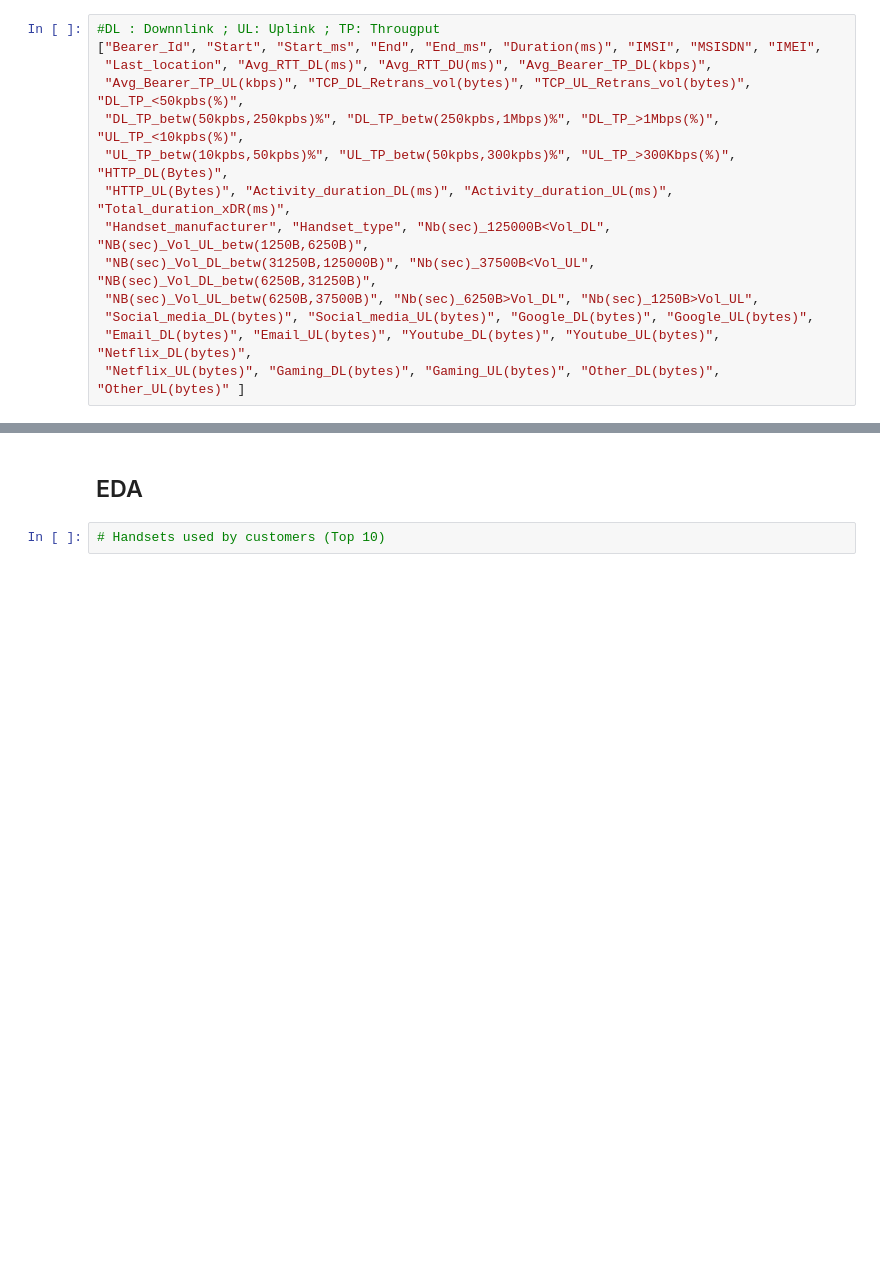
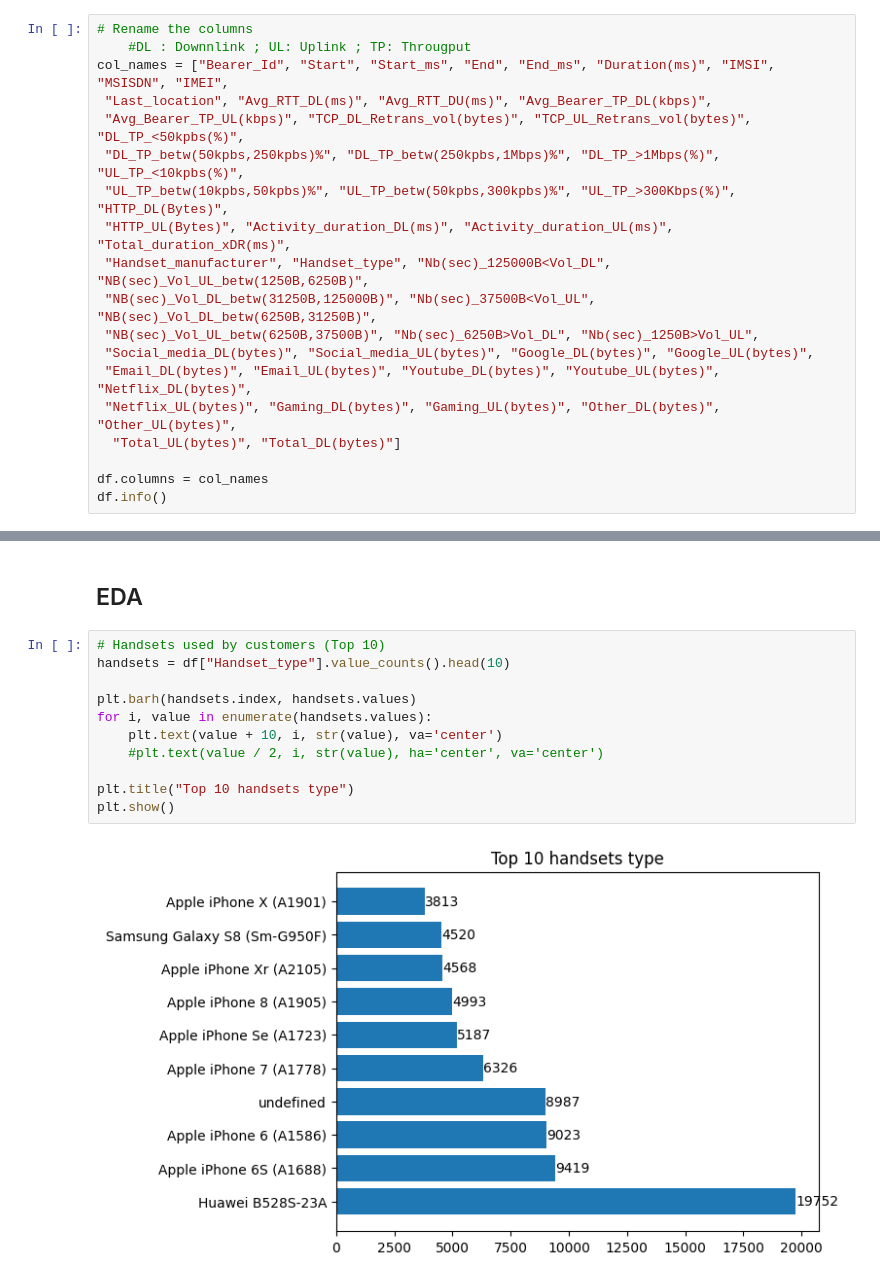
Before and after one commit to Cabrel17/TellCo-Valuation-Analysis, a Jupyter notebook: notebook/user_overview_analysis.ipynb, the cells around one changed output, grey strips where cells are left out. Cells and saved outputs as stored; diff of their text form; blank space fills up the shorter version.

```diff
--- a/notebook/user_overview_analysis.ipynb
+++ b/notebook/user_overview_analysis.ipynb
@@ -57,8 +57,9 @@ Index(['Bearer Id', 'Start', 'Start ms', 'End', 'End ms', 'Dur. (ms)', 'IMSI',
        'Total UL (Bytes)', 'Total DL (Bytes)'],
       dtype='object')
 # %%
-#DL : Downnlink ; UL: Uplink ; TP: Througput
-["Bearer_Id", "Start", "Start_ms", "End", "End_ms", "Duration(ms)", "IMSI", "MSISDN", "IMEI",
+# Rename the columns
+    #DL : Downnlink ; UL: Uplink ; TP: Througput
+col_names = ["Bearer_Id", "Start", "Start_ms", "End", "End_ms", "Duration(ms)", "IMSI", "MSISDN", "IMEI",
  "Last_location", "Avg_RTT_DL(ms)", "Avg_RTT_DU(ms)", "Avg_Bearer_TP_DL(kbps)",
  "Avg_Bearer_TP_UL(kbps)", "TCP_DL_Retrans_vol(bytes)", "TCP_UL_Retrans_vol(bytes)", "DL_TP_<50kpbs(%)",
  "DL_TP_betw(50kpbs,250kpbs)%", "DL_TP_betw(250kpbs,1Mbps)%", "DL_TP_>1Mbps(%)", "UL_TP_<10kpbs(%)",
@@ -69,4 +70,8 @@ Index(['Bearer Id', 'Start', 'Start ms', 'End', 'End ms', 'Dur. (ms)', 'IMSI',
  "NB(sec)_Vol_UL_betw(6250B,37500B)", "Nb(sec)_6250B>Vol_DL", "Nb(sec)_1250B>Vol_UL",
  "Social_media_DL(bytes)", "Social_media_UL(bytes)", "Google_DL(bytes)", "Google_UL(bytes)",
  "Email_DL(bytes)", "Email_UL(bytes)", "Youtube_DL(bytes)", "Youtube_UL(bytes)", "Netflix_DL(bytes)",
- "Netflix_UL(bytes)", "Gaming_DL(bytes)", "Gaming_UL(bytes)", "Other_DL(bytes)", "Other_UL(bytes)" ]
+ "Netflix_UL(bytes)", "Gaming_DL(bytes)", "Gaming_UL(bytes)", "Other_DL(bytes)", "Other_UL(bytes)",
+  "Total_UL(bytes)", "Total_DL(bytes)"]
+
+df.columns = col_names
+df.info()
@@ -74,3 +97,14 @@ Index(['Bearer Id', 'Start', 'Start ms', 'End', 'End ms', 'Dur. (ms)', 'IMSI',
 ## EDA
 # %%
 # Handsets used by customers (Top 10)
+handsets = df["Handset_type"].value_counts().head(10)
+
+plt.barh(handsets.index, handsets.values)
+for i, value in enumerate(handsets.values):
+    plt.text(value + 10, i, str(value), va='center')
+    #plt.text(value / 2, i, str(value), ha='center', va='center')
+
+plt.title("Top 10 handsets type")
+plt.show()
+# %% [output]
+[figure, added]
```
Also changed, not shown: parts of 3 cells of this notebook.
